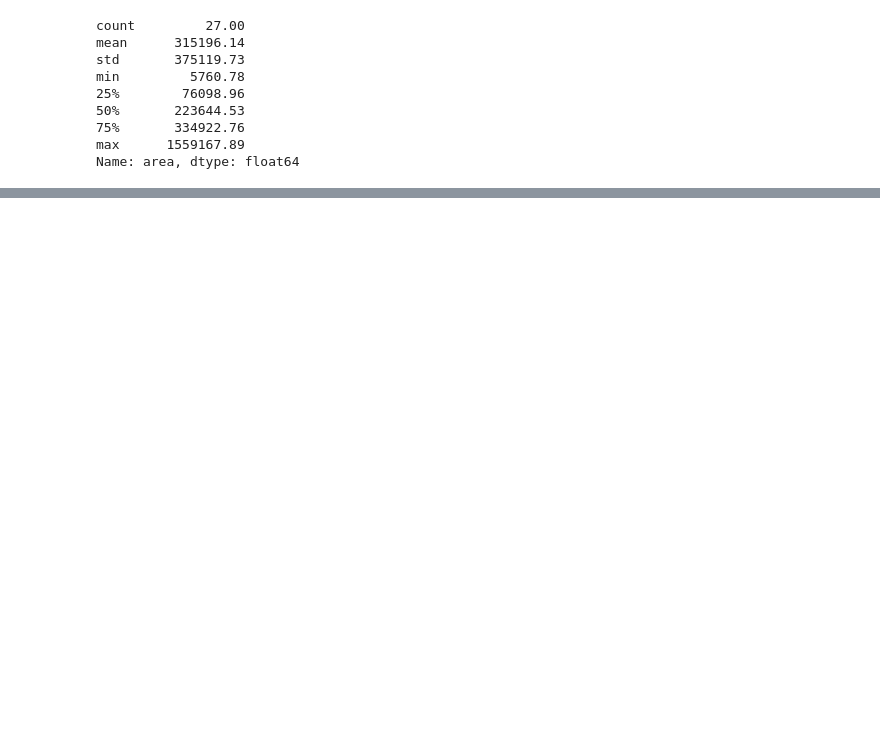
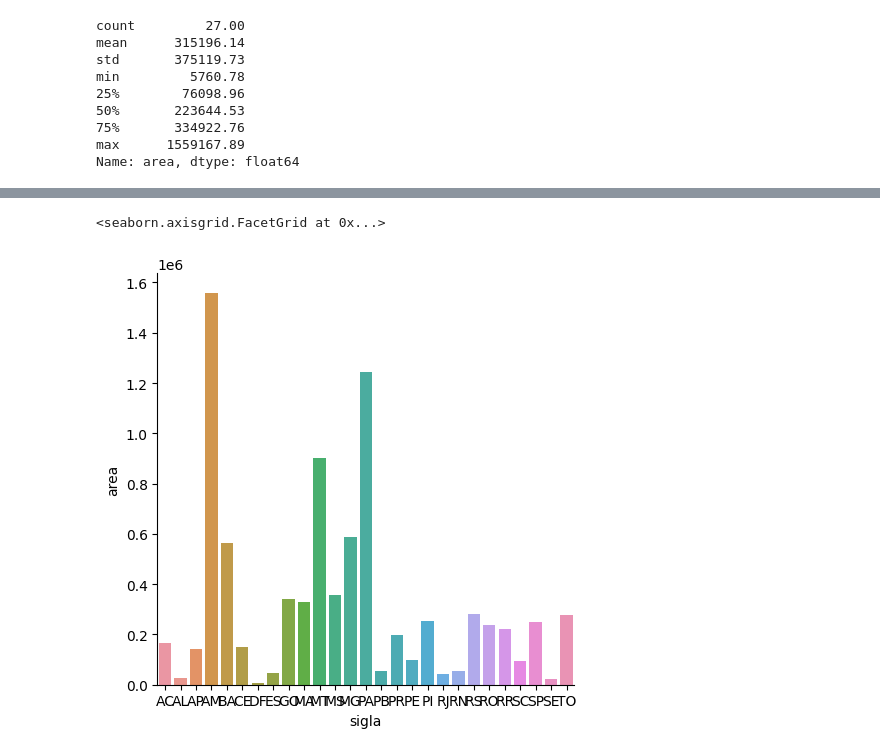
Before and after one commit to Welliton18/GCI2023, a Jupyter notebook: Aula03.ipynb, the cells around one changed output, grey strips where cells are left out. Saved outputs shown, nothing was run; the diff lists cells and outputs as text; code cells hidden in the pictures; blank space fills up the shorter version.

```diff
--- a/Aula03.ipynb
+++ b/Aula03.ipynb
@@ -37,0 +67,10 @@ Name: area, dtype: float64
+# %%
+sns.catplot(
+    data=estados,
+    x='sigla',
+    y='area',
+    kind='bar'
+)
+# %% [output]
+<seaborn.axisgrid.FacetGrid at 0x...>
+[figure, added]
```
Also changed, not shown: parts of 9 cells of this notebook, 1 other file.
